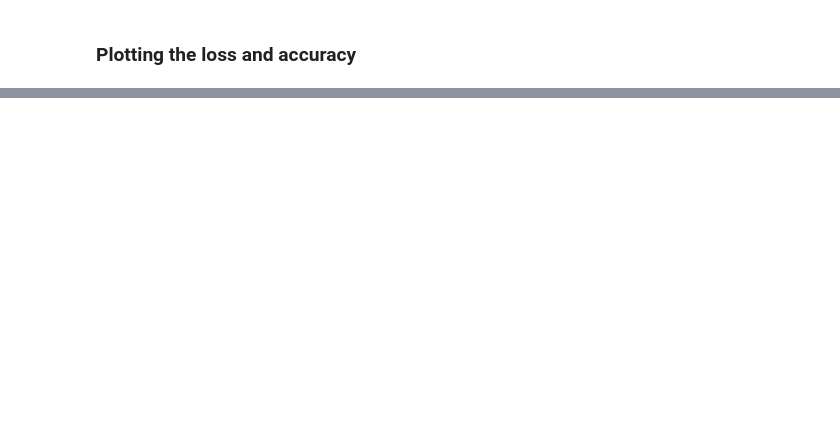
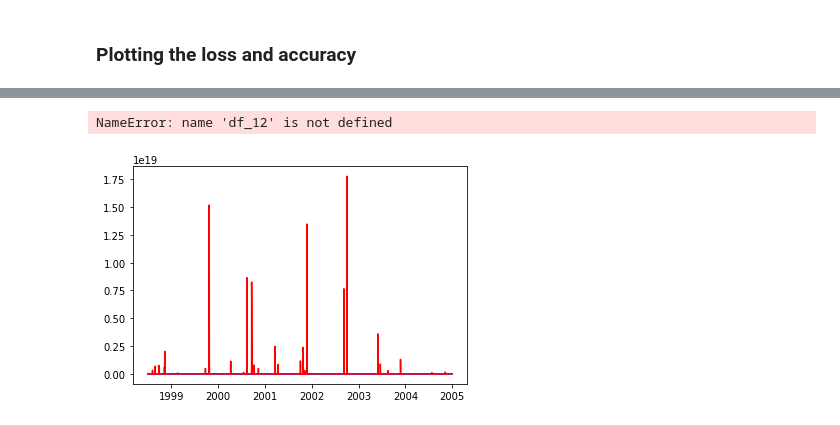
Before and after one commit to laravioli/PIR, a Jupyter notebook: model/ANN.ipynb, the cells around one changed output, grey strips where cells are left out. Saved outputs shown, nothing was run; the diff lists cells and outputs as text; code cells hidden in the pictures; blank space fills up the shorter version.

```diff
--- a/model/ANN.ipynb
+++ b/model/ANN.ipynb
@@ -166,0 +238,22 @@ plt.show()
+# %%
+df_12.plot(y=df_123.columns[24])
+# %% [output]
+NameError: name 'df_12' is not defined
+# %%
+df_124=pd.read_pickle(Path('C:/Users/Victor/Desktop/PIR/data/Ch022.pkl'))
+
+df_124=df_124.iloc[1:,24].copy()
+np_df_124=df_124.values.reshape(-1,1)
+scaler2= StandardScaler()
+scaler2.fit(np_df_124)
+
+y_pred_test=model(data_test).detach().numpy()
+y_pred_test=scaler2.inverse_transform(y_pred_test)
+y_pred_test=np.exp(y_pred_test)
+
+plt.figure()
+plt.plot(df_124.index, df_124.values, color="blue")
+plt.plot(df_124.index, y_pred_test, color="red")
+plt.show()
+# %% [output]
+[figure, added]
```
Also changed, not shown: parts of 21 cells of this notebook, 37 other files.
